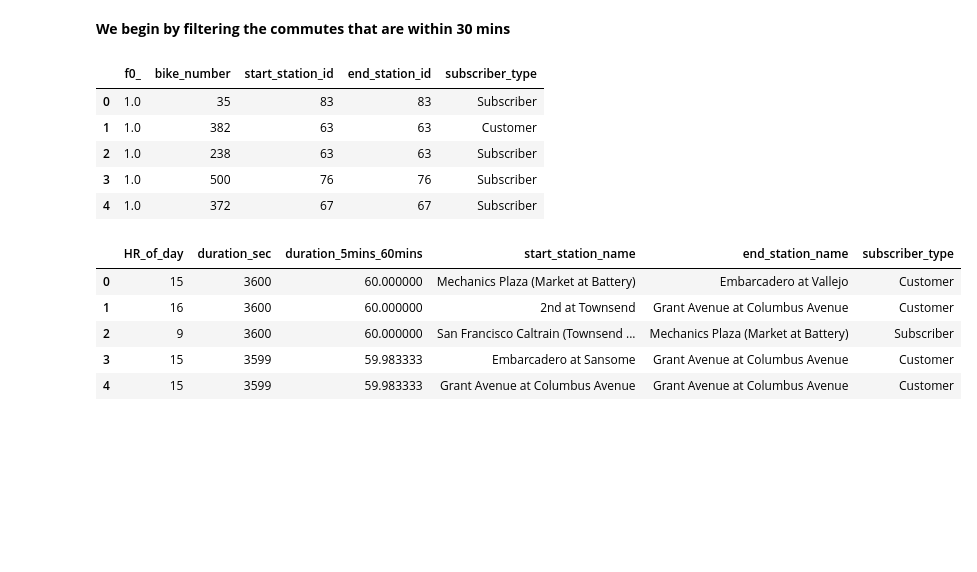
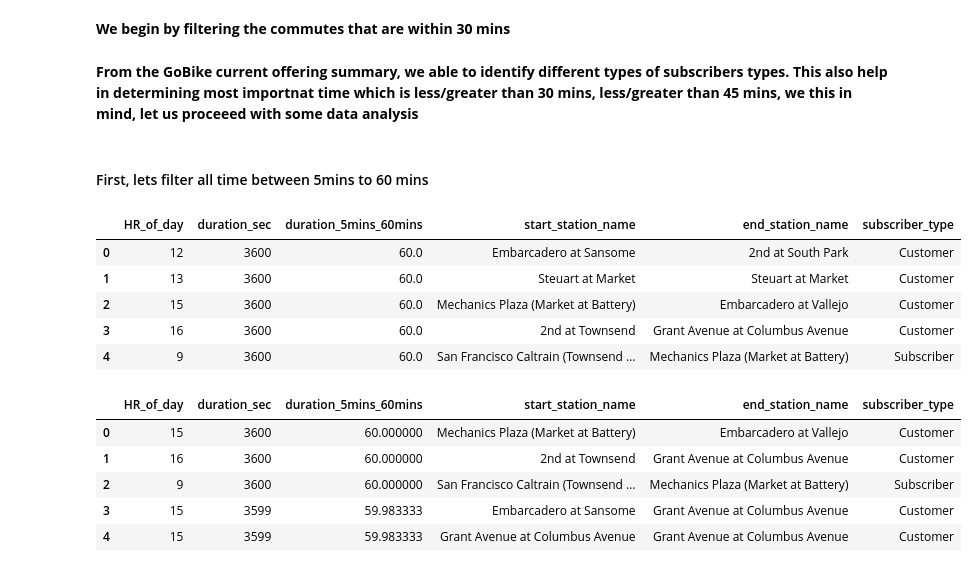
Before and after one commit to GOhaike/Bay_Area_Bikeshare_Research, a Jupyter notebook: Project_1.ipynb, the cells around one changed output. Drawn from its saved outputs; the diff is of its cells as text; code cells hidden in the pictures; blank space fills up the shorter version.

```diff
--- a/Project_1.ipynb
+++ b/Project_1.ipynb
@@ -149,4 +158,8 @@ commuter_trip
   - Always lock responsibly.This new pricing applies to ebike rides in San Francisco
 # %% [markdown]
 **We begin by filtering the commutes that are within 30 mins**
+# %% [markdown]
+**From the GoBike current offering summary, we able to identify different types of subscribers types. This also help in determining most importnat time which is less/greater than 30 mins, less/greater than 45 mins, we this in mind, let us proceeed with some data analysis**
+# %% [markdown]
+#### First, lets filter all time between 5mins to 60 mins
 # %%
@@ -158,9 +172,9 @@ ORDER BY duration_sec ASC
 # %%
-trip_time.head()
+trip_hr_5_60.head()
 # %% [output]
-|  | f0_ | bike_number | start_station_id | end_station_id | subscriber_type |
-| 0 | 1.0 | 35 | 83 | 83 | Subscriber |
-| 1 | 1.0 | 382 | 63 | 63 | Customer |
-| 2 | 1.0 | 238 | 63 | 63 | Subscriber |
-| 3 | 1.0 | 500 | 76 | 76 | Subscriber |
-| 4 | 1.0 | 372 | 67 | 67 | Subscriber |
+|  | HR_of_day | duration_sec | duration_5mins_60mins | start_station_name | end_station_name | subscriber_type |
+| 0 | 12 | 3600 | 60.0 | Embarcadero at Sansome | 2nd at South Park | Customer |
+| 1 | 13 | 3600 | 60.0 | Steuart at Market | Steuart at Market | Customer |
+| 2 | 15 | 3600 | 60.0 | Mechanics Plaza (Market at Battery) | Embarcadero at Vallejo | Customer |
+| 3 | 16 | 3600 | 60.0 | 2nd at Townsend | Grant Avenue at Columbus Avenue | Customer |
+| 4 | 9 | 3600 | 60.0 | San Francisco Caltrain (Townsend ... | Mechanics Plaza (Market at Battery) | Subscriber |
```
Also changed, not shown: parts of 11 cells of this notebook.
